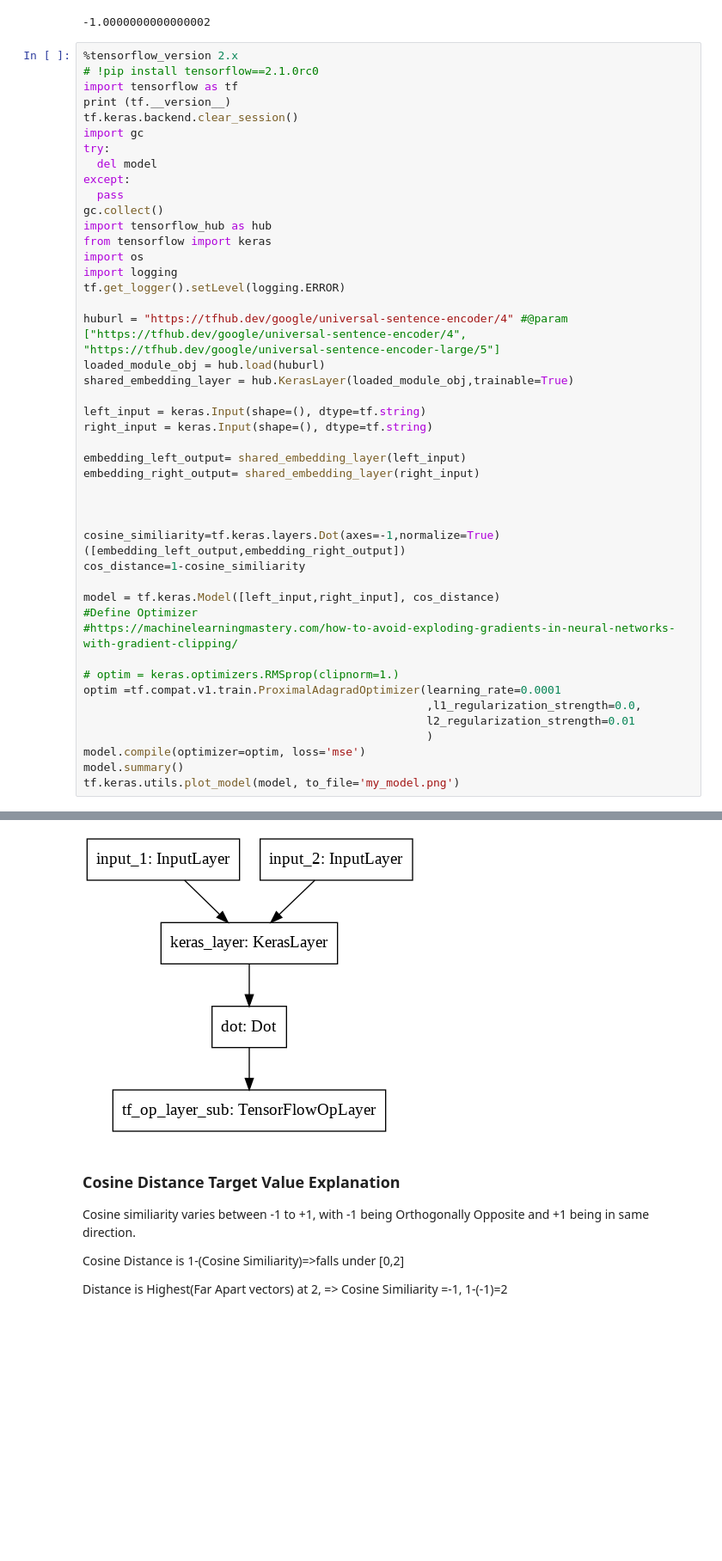
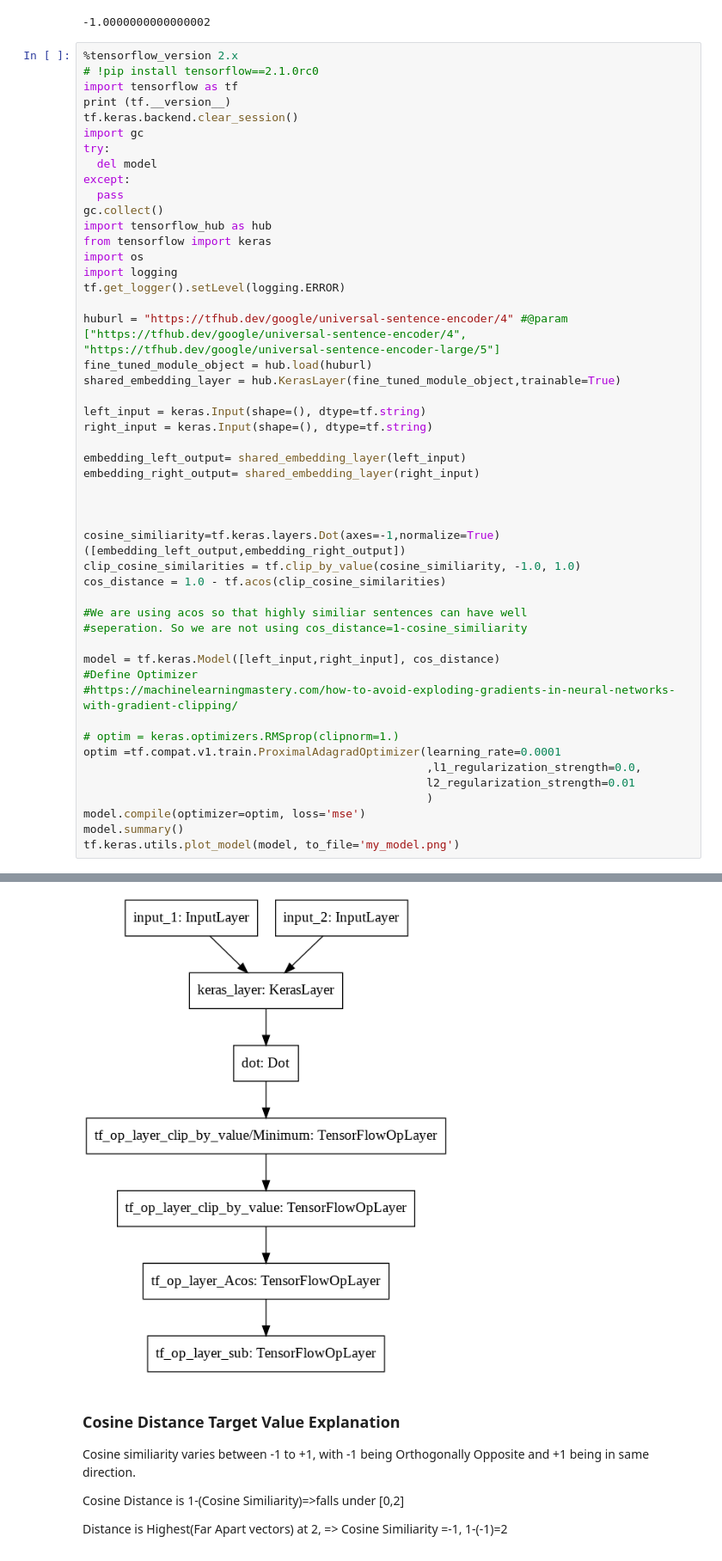
Before and after one commit to meethariprasad/research_works, a Jupyter notebook: Siamese_TF_Cosine_Distance_Fine_Tune.ipynb, the cells around one changed output, grey strips where cells are left out. Shown at 86% size. Saved outputs shown, nothing was run; the diff lists cells and outputs as text; blank space fills up the shorter version.

```diff
--- a/Siamese_TF_Cosine_Distance_Fine_Tune.ipynb
+++ b/Siamese_TF_Cosine_Distance_Fine_Tune.ipynb
@@ -42,8 +41,8 @@ import logging
 tf.get_logger().setLevel(logging.ERROR)
 
 huburl = "https://tfhub.dev/google/universal-sentence-encoder/4" #@param ["https://tfhub.dev/google/universal-sentence-encoder/4", "https://tfhub.dev/google/universal-sentence-encoder-large/5"]
-loaded_module_obj = hub.load(huburl)
-shared_embedding_layer = hub.KerasLayer(loaded_module_obj,trainable=True)
+fine_tuned_module_object = hub.load(huburl)
+shared_embedding_layer = hub.KerasLayer(fine_tuned_module_object,trainable=True)
 
 left_input = keras.Input(shape=(), dtype=tf.string)
 right_input = keras.Input(shape=(), dtype=tf.string)
@@ -54,7 +53,11 @@ embedding_right_output= shared_embedding_layer(right_input)
 
 
 cosine_similiarity=tf.keras.layers.Dot(axes=-1,normalize=True)([embedding_left_output,embedding_right_output])
-cos_distance=1-cosine_similiarity
+clip_cosine_similarities = tf.clip_by_value(cosine_similiarity, -1.0, 1.0)
+cos_distance = 1.0 - tf.acos(clip_cosine_similarities)
+
+#We are using acos so that highly similiar sentences can have well
+#seperation. So we are not using cos_distance=1-cosine_similiarity
 
 model = tf.keras.Model([left_input,right_input], cos_distance)
 #Define Optimizer
@@ -85,8 +88,8 @@ ________________________________________________________________________________
 Total params: 256,797,824
 Trainable params: 256,797,824
 Non-trainable params: 0
 __________________________________________________________________________________________________
-[figure, old version]
+[figure, new version]
 # %% [markdown]
 ### Cosine Distance Target Value Explanation
 
```
Also changed, not shown: parts of 9 cells of this notebook.
